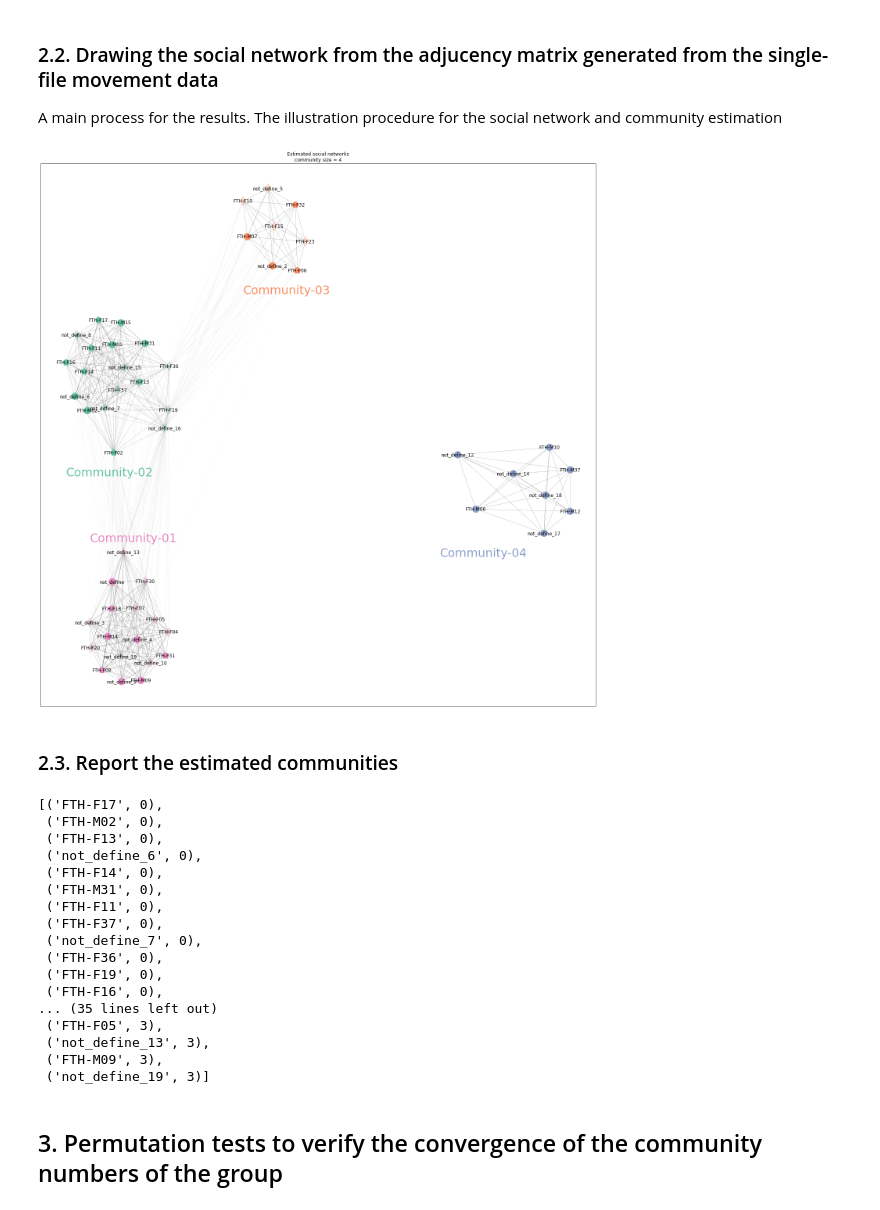
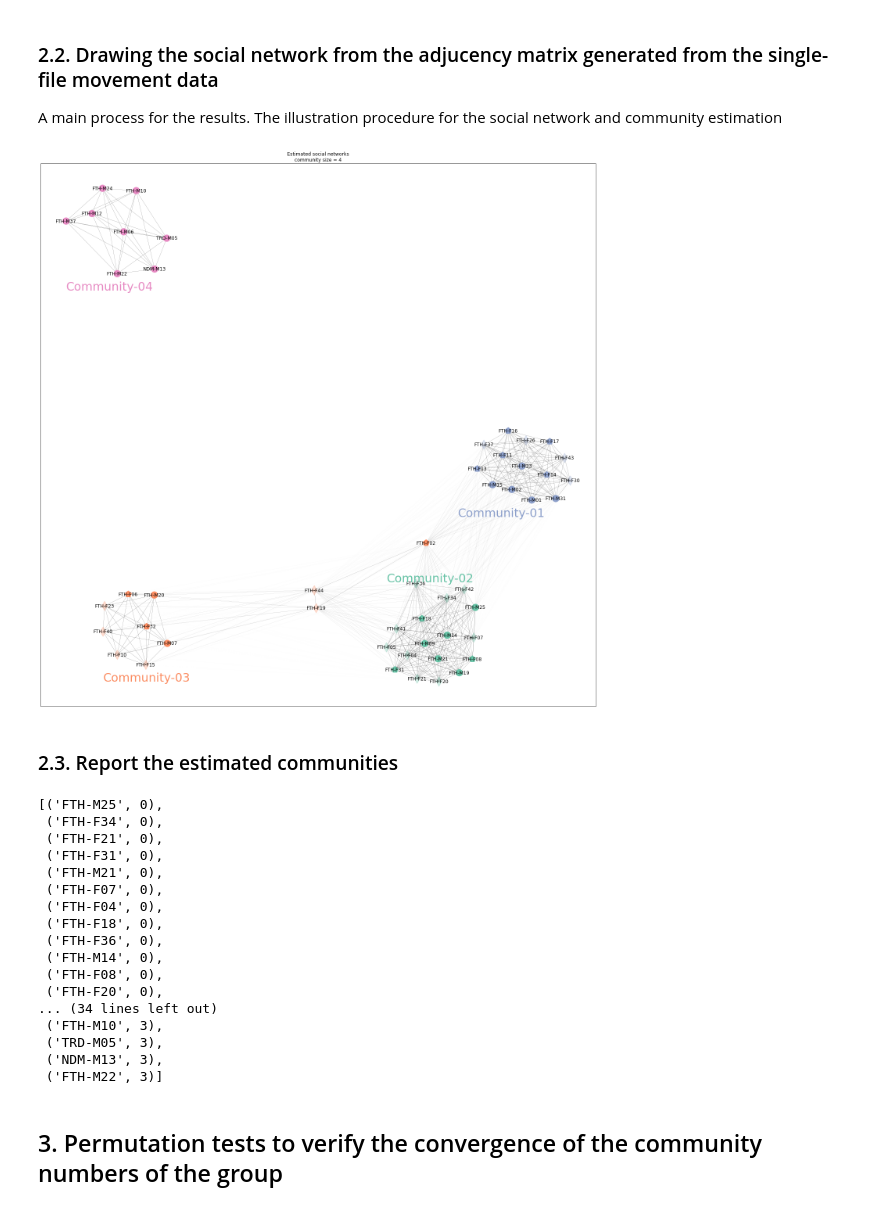
Before and after one commit to hkoda/single_file_movement_stumptailed_macaques_toyoda_et_al, a Jupyter notebook: mk_sn_from_caravan_data.ipynb, the cells around one changed output. Saved outputs shown, nothing was run; the diff lists cells and outputs as text; code cells hidden in the pictures.

```diff
--- a/mk_sn_from_caravan_data.ipynb
+++ b/mk_sn_from_caravan_data.ipynb
@@ -32,6 +32,12 @@ data_file_directory = "../../toyoda_caravan_observation/"
 # %%
 df_cameratrap_all = pd.read_excel("{0}progression_order_analysis_marctoides.xlsx".format(data_file_directory))
 mother_list = pd.read_excel("{0}progression_order_analysis_marctoides.xlsx".format(data_file_directory), sheet_name = "motherlist")
+
+# fix the typo of "tameric" to "termeric"
+df_cameratrap_all["name"] = df_cameratrap_all["name"].map(lambda x: x if x != "tameric" else "termeric")
+
+# define the dictionary to map the "nickname" to ID-name (which were defined by Aru Toyoda for the cross-reference in the other papers)
+dict_name2ID = dict(pd.read_csv("name2ID.csv", delimiter=",").values)
 
 # omit the 4 subjects, ajiantam, azeno, ekumea and tukamoto because the observations of the 4 monkeys were less than 2.
 df_cameratrap = df_cameratrap_all.query("name != 'ajiantam' and name != 'azeno' and name != 'ekumea' and name != 'tukamoto'")
@@ -65,7 +71,9 @@ mapping = {k: v for k, v in zip(np.arange(len(name_list)), name_list)}
 ######## main process of the single file movements###################################
 #####################################################################################
 #####################################################################################
-dist_matrix = np.zeros(shape = (52,52))
+matrix_size = len(df_cameratrap.name.unique())
+
+dist_matrix = np.zeros(shape = (matrix_size,matrix_size))
 for unit_id in df_cameratrap['unit'].unique():
     caravan = df_cameratrap[df_cameratrap['unit'] == unit_id].reset_index().name_id.values
     for i in range(len(caravan) - 1):
@@ -87,11 +95,6 @@ df_caravan_counts = pd.DataFrame(
     index = list(mapping.values()),
     columns = list(mapping.values()),
 )
-
-#######################################################################################
-
-# define the dictionary to map the "nickname" to ID-name (which were defined by Aru Toyoda for the cross-reference in the other papers)
-dict_name2ID = dict(pd.read_csv("name2ID.csv", delimiter=",").values)
 # %% [markdown]
 ## 2. Community estimation from the adjancency matrix based on the 20 observations of the single-file movements, by Louvian mthods
 # %% [markdown]
@@ -236,57 +239,61 @@ nx.draw_networkx_labels(G,
 
 estimated_core_n = max(partition.values()) + 1
 # evaluation = estimated_core_n / core_n
 plt.title('Estimated social networks\ncommunity size = %i' %estimated_core_n)
+
 # calculate the cummunity positions
-community_number_1 = partition["FTH-F04"]
+community_number_1 = partition["FTH-M01"]
 community_number_2 = partition["FTH-F36"]
 community_number_3 = partition["FTH-F10"]
 community_number_4 = partition["FTH-M37"]
 
 pos_g1 = np.array([pos[sub] for sub in {v for v, k in partition.items() if k == community_number_1}])
 pos_g2 = np.array([pos[sub] for sub in {v for v, k in partition.items() if k == community_number_2}])
 pos_g3 = np.array([pos[sub] for sub in {v for v, k in partition.items() if k == community_number_3}])
 pos_g4 = np.array([pos[sub] for sub in {v for v, k in partition.items() if k == community_number_4}])
 
+# community label set parameters
 righest_com = np.argmax([np.max(pos_g1[:,0]),np.max(pos_g2[:,0]),np.max(pos_g3[:,0]),np.max(pos_g4[:,0])])
 toppest_com = np.argmax([np.max(pos_g1[:,1]),np.max(pos_g2[:,1]),np.max(pos_g3[:,1]),np.max(pos_g4[:,1])])
 leftest_com = np.argmin([np.min(pos_g1[:,0]),np.min(pos_g2[:,0]),np.min(pos_g3[:,0]),np.min(pos_g4[:,0])])
 bottomest_com = np.argmin([np.min(pos_g1[:,1]),np.min(pos_g2[:,1]),np.min(pos_g3[:,1]),np.min(pos_g4[:,1])])
 xlabel_pos = [0] * 4
 xlabel_pos[righest_com] = -0.05
 ylabel_pos = [-0.05] * 4
 ylabel_pos[bottomest_com] = 0.3
 
+# make community labels with pos_g* and x/ylabel_pos
 plt.text(x = np.min(pos_g1[:,0]) + xlabel_pos[0], y = np.min(pos_g1[:,1]) + ylabel_pos[0],s = "Community-01", size = 30, c = plt.cm.Set2(community_number_1))
 plt.text(x = np.min(pos_g3[:,0]) + xlabel_pos[2], y = np.min(pos_g3[:,1]) + ylabel_pos[2],s = "Community-03", size = 30, color = plt.cm.Set2(community_number_3))
 plt.text(x = np.min(pos_g4[:,0]) + xlabel_pos[3], y = np.min(pos_g4[:,1]) + ylabel_pos[3],s = "Community-04", size = 30, color = plt.cm.Set2(community_number_4))
 plt.text(x = np.min(pos_g2[:,0]) + xlabel_pos[1], y = np.min(pos_g2[:,1]) + ylabel_pos[1],s = "Community-02", size = 30, color = plt.cm.Set2(community_number_2))
+
 plt.tight_layout()
 plt.savefig('png/figure_5_test_toyoda_caravan_sna_10000_iteration.png',dpi=300)
 # %% [output]
-[figure, old version]
+[figure, new version]
 # %% [markdown]
 ### 2.3. Report the estimated communities
 # %%
 sorted(partition.items(), key=lambda x:x[1])
 # %% [output]
-[('FTH-F17', 0),
- ('FTH-M02', 0),
- ('FTH-F13', 0),
- ('not_define_6', 0),
- ('FTH-F14', 0),
- ('FTH-M31', 0),
- ('FTH-F11', 0),
- ('FTH-F37', 0),
- ('not_define_7', 0),
+[('FTH-M25', 0),
+ ('FTH-F34', 0),
+ ('FTH-F21', 0),
+ ('FTH-F31', 0),
+ ('FTH-M21', 0),
+ ('FTH-F07', 0),
+ ('FTH-F04', 0),
+ ('FTH-F18', 0),
  ('FTH-F36', 0),
- ('FTH-F19', 0),
- ('FTH-F16', 0),
-... (35 lines left out)
- ('FTH-F05', 3),
- ('not_define_13', 3),
- ('FTH-M09', 3),
- ('not_define_19', 3)]
+ ('FTH-M14', 0),
+ ('FTH-F08', 0),
+ ('FTH-F20', 0),
+... (34 lines left out)
+ ('FTH-M10', 3),
+ ('TRD-M05', 3),
+ ('NDM-M13', 3),
+ ('FTH-M22', 3)]
 # %% [markdown]
 ## 3. Permutation tests to verify the convergence of the community numbers of the group
 # %% [markdown]
```
Also changed, not shown: parts of 2 cells of this notebook, 3 other files.
